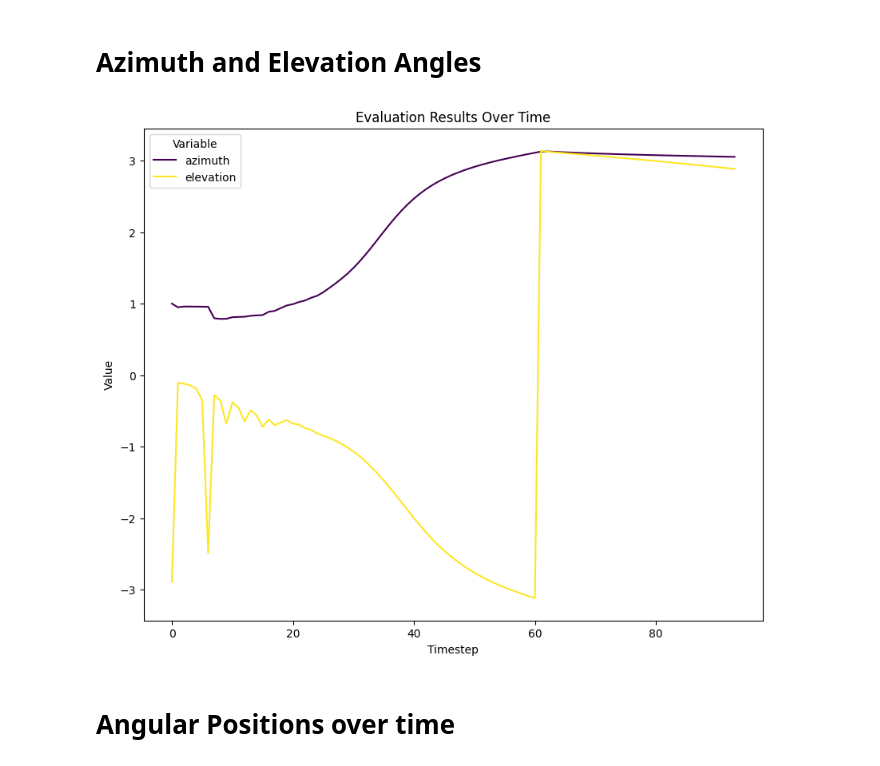
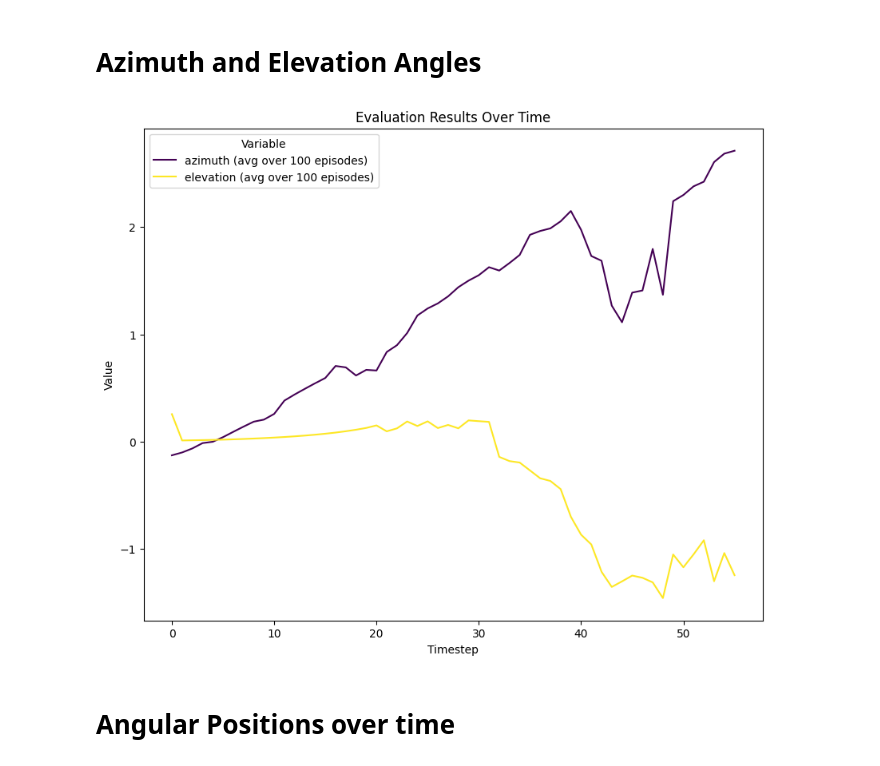
Before and after one commit to felix-basiliskroko/pyflyt_experience, a Jupyter notebook: Evaluation/vis_trajectory.ipynb, the cells around one changed output. Saved outputs shown, nothing was run; the diff lists cells and outputs as text; code cells hidden in the pictures.

```diff
--- a/Evaluation/vis_trajectory.ipynb
+++ b/Evaluation/vis_trajectory.ipynb
@@ -13,7 +11,7 @@ model_path = "../checkpoints/StaticWaypointEnv/SingleWaypointNavigation/FixVel+A
 env_id = "SingleWaypointQuadXEnv-v0"
 
 render = False
-num_eval_eps = 1
+num_eval_eps = 10
 env = gym.make(env_id, render_mode="human" if render else None)
 _ = env.reset()
 model = PPO.load(model_path, deterministic=True)
@@ -51,12 +50,12 @@ No artists with labels found to put in legend.  Note that artists whose label st
 # %%
 angles_result = {
     "azimuth": result["azimuth_angle"],
     "elevation": result["elevation_angle"]
 }
 
-plot_multiple_eval(angles_result, average=False)
+plot_multiple_eval(angles_result, average=True)
 # %% [output]
-[figure, old version]
+[figure, new version]
 # %% [markdown]
 # Angular Positions over time
 # %%
```
Also changed, not shown: parts of 4 cells of this notebook, 4 other files.
